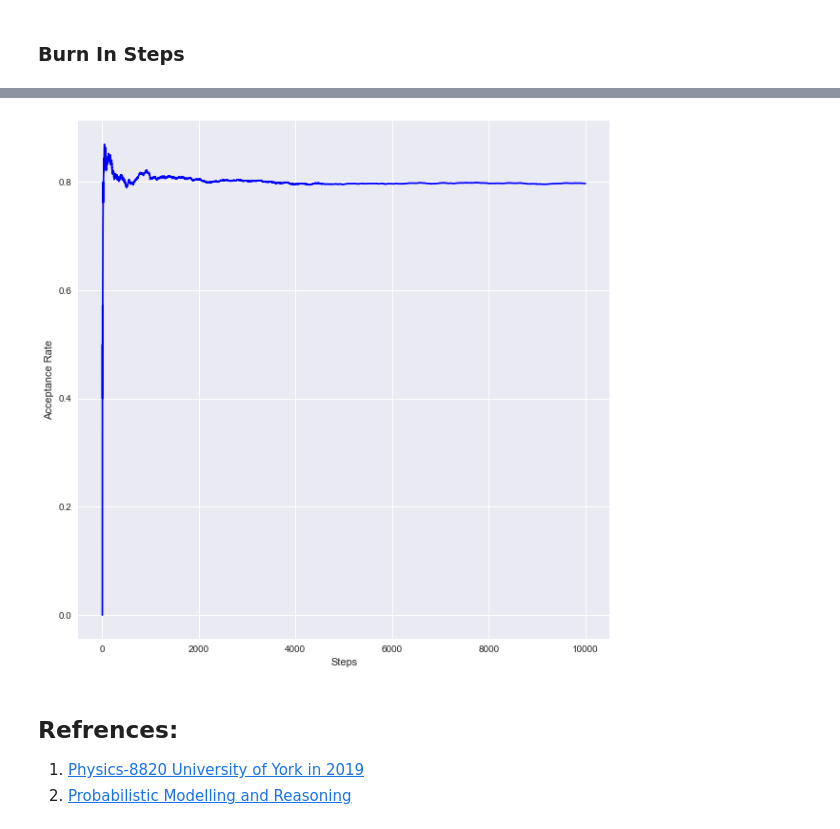
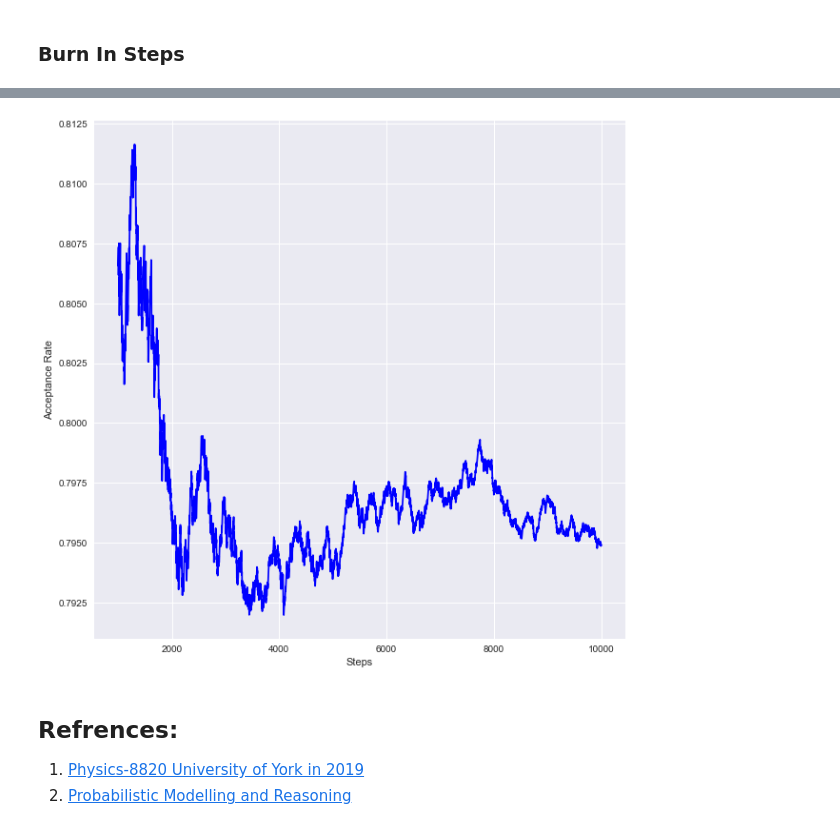
Before and after one commit to DipeshPoudel/MDS-607-MonteCarloMethods, a Jupyter notebook: mh/Metropolis-Hastings Poisson Distribution.ipynb, the cells around one changed output, grey strips where cells are left out. Cells and saved outputs as stored; diff of their text form; code cells hidden in the pictures.

```diff
--- a/mh/Metropolis-Hastings Poisson Distribution.ipynb
+++ b/mh/Metropolis-Hastings Poisson Distribution.ipynb
@@ -105,11 +109,11 @@ plt.show()
 # %%
 plt.figure(figsize=(10,10))
-plt.plot(range(n_steps-1), accept_rate_array, color='blue')
+plt.plot(range(burn_in_steps,n_steps-1), accept_rate_array[burn_in_steps:], color='blue')
 plt.xlabel('Steps')
 plt.ylabel('Acceptance Rate')
 plt.show()
 # %% [output]
-[figure, old version]
+[figure, new version]
 # %% [markdown]
 ## Refrences:
 1. [Physics-8820  University of York in 2019](https://furnstahl.github.io/Physics-8820/about.html)
```
Also changed, not shown: parts of 5 cells of this notebook, 1 other file.
